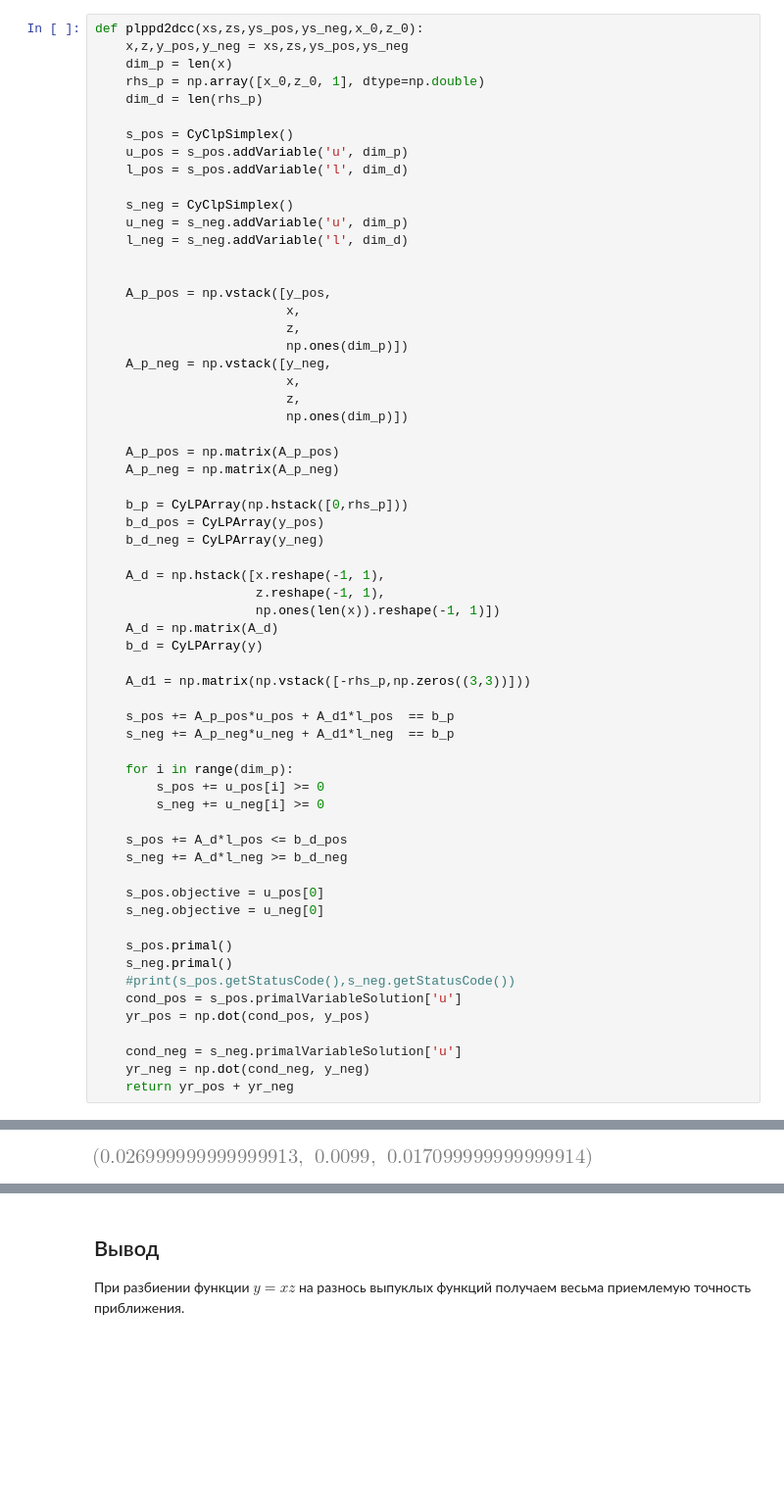
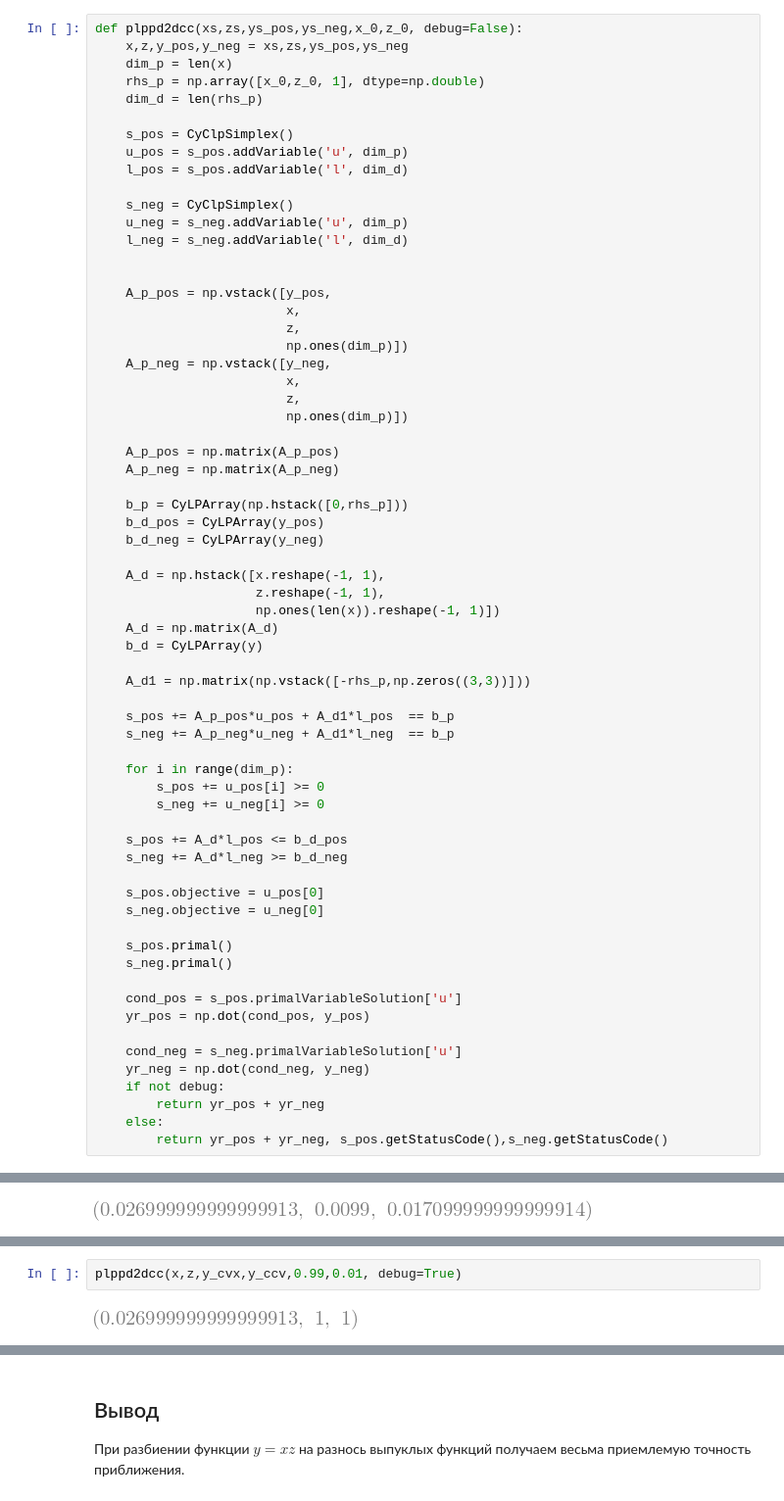
Before and after one commit to dvapan/picewise_linear_conditions, a Jupyter notebook: 2021-03-03-polynom-as-difference-of-convex.ipynb, the cells around one changed output, grey strips where cells are left out. Shown at 98% size. Drawn from its saved outputs; the diff is of its cells as text; blank space fills up the shorter version.

```diff
--- a/2021-03-03-polynom-as-difference-of-convex.ipynb
+++ b/2021-03-03-polynom-as-difference-of-convex.ipynb
@@ -50,7 +50,7 @@ import matplotlib.pyplot as plt
 # %% [markdown]
 Для начала модифицируем нашу функцию рассчета из прошлой [работы](lp_piecewise_functions.ipynb)
 # %%
-def plppd2dcc(xs,zs,ys_pos,ys_neg,x_0,z_0):
+def plppd2dcc(xs,zs,ys_pos,ys_neg,x_0,z_0, debug=False):
     x,z,y_pos,y_neg = xs,zs,ys_pos,ys_neg
     dim_p = len(x)
     rhs_p = np.array([x_0,z_0, 1], dtype=np.double)
@@ -104,13 +104,16 @@ def plppd2dcc(xs,zs,ys_pos,ys_neg,x_0,z_0):
 
     s_pos.primal()
     s_neg.primal()
-    #print(s_pos.getStatusCode(),s_neg.getStatusCode())
+
     cond_pos = s_pos.primalVariableSolution['u']
     yr_pos = np.dot(cond_pos, y_pos)
 
     cond_neg = s_neg.primalVariableSolution['u']
     yr_neg = np.dot(cond_neg, y_neg)
-    return yr_pos + yr_neg
+    if not debug:
+        return yr_pos + yr_neg
+    else:
+        return yr_pos + yr_neg, s_pos.getStatusCode(),s_neg.getStatusCode()
 # %%
 xa,xb = 0,1
 za,zb = 0,1
@@ -277,0 +283,4 @@ plppd2dcc(x,z,y_cvx,y_ccv,0.99,0.01), 0.99*0.01, abs(plppd2dcc(x,z,y_cvx,y_ccv,0
+# %%
+plppd2dcc(x,z,y_cvx,y_ccv,0.99,0.01, debug=True)
+# %% [output]
+[figure, added]
```
Also changed, not shown: parts of 20 cells of this notebook.
